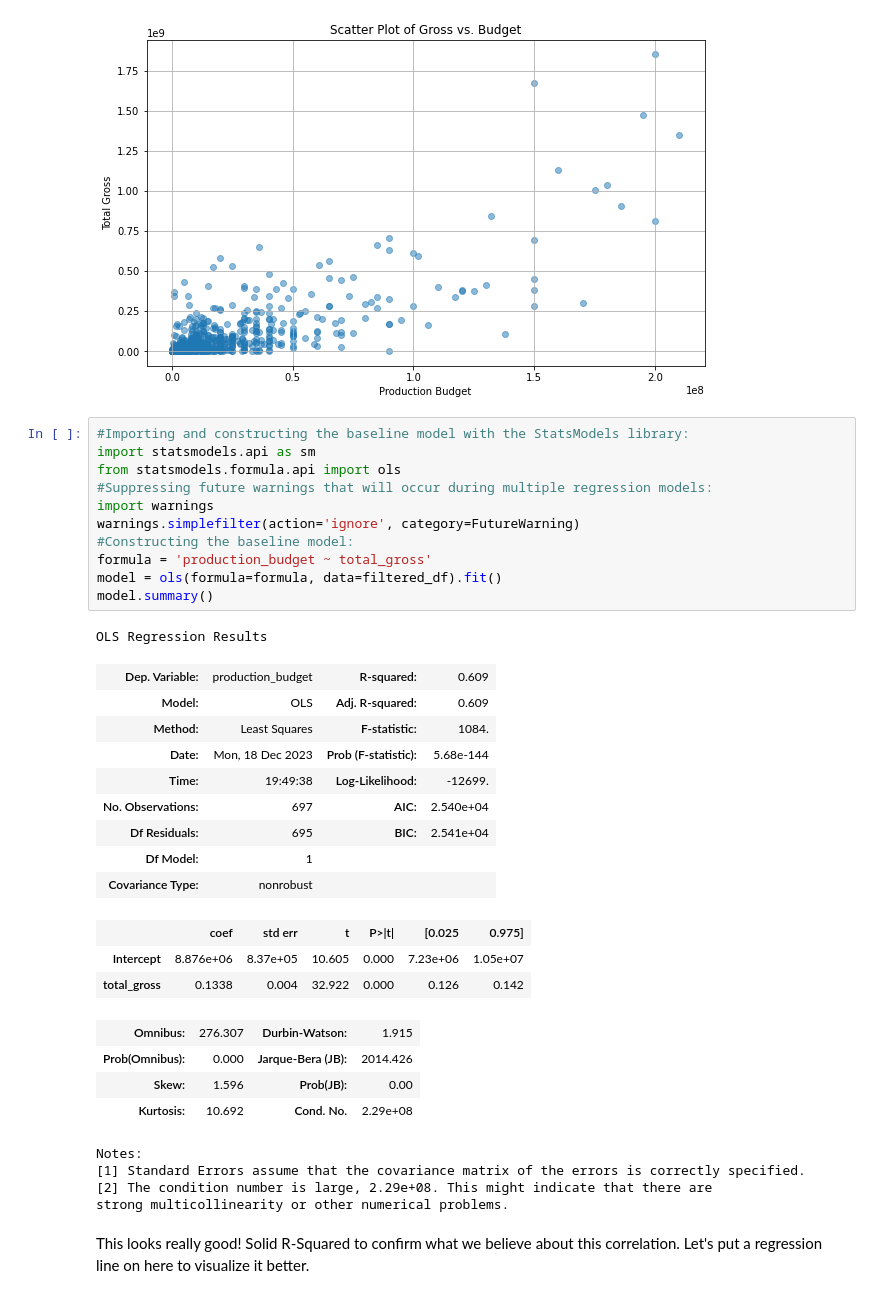
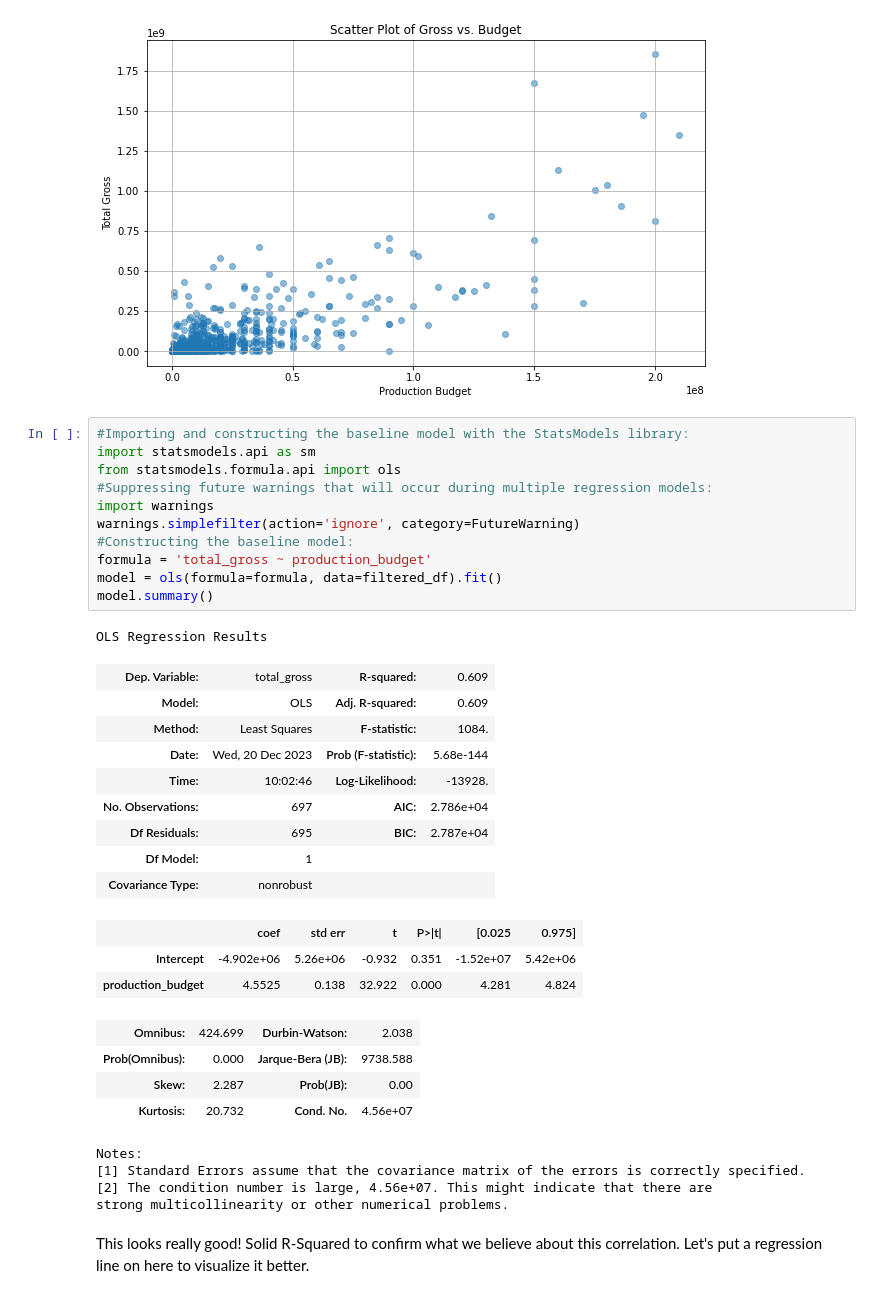
Before and after one commit to byrdwcrawford/Phase-2-Project, a Jupyter notebook: notebook.ipynb, the cells around one changed output. Cells and saved outputs as stored; diff of their text form.

```diff
--- a/notebook.ipynb
+++ b/notebook.ipynb
@@ -2066,35 +2066,35 @@ plt.show()
 # %%
 #Importing and constructing the baseline model with the StatsModels library:
 import statsmodels.api as sm
 from statsmodels.formula.api import ols
 #Suppressing future warnings that will occur during multiple regression models:
 import warnings
 warnings.simplefilter(action='ignore', category=FutureWarning)
 #Constructing the baseline model:
-formula = 'production_budget ~ total_gross'
+formula = 'total_gross ~ production_budget'
 model = ols(formula=formula, data=filtered_df).fit()
 model.summary()
 # %% [output]
 OLS Regression Results
-| Dep. Variable: | production_budget | R-squared: | 0.609 |
+| Dep. Variable: | total_gross | R-squared: | 0.609 |
 | Model: | OLS | Adj. R-squared: | 0.609 |
 | Method: | Least Squares | F-statistic: | 1084. |
-| Date: | Mon, 18 Dec 2023 | Prob (F-statistic): | 5.68e-144 |
-| Time: | 19:49:38 | Log-Likelihood: | -12699. |
-| No. Observations: | 697 | AIC: | 2.540e+04 |
-| Df Residuals: | 695 | BIC: | 2.541e+04 |
+| Date: | Wed, 20 Dec 2023 | Prob (F-statistic): | 5.68e-144 |
+| Time: | 10:02:46 | Log-Likelihood: | -13928. |
+| No. Observations: | 697 | AIC: | 2.786e+04 |
+| Df Residuals: | 695 | BIC: | 2.787e+04 |
 | Df Model: | 1 |  |  |
 | Covariance Type: | nonrobust |  |  |
 |  | coef | std err | t | P>|t| | [0.025 | 0.975] |
-| Intercept | 8.876e+06 | 8.37e+05 | 10.605 | 0.000 | 7.23e+06 | 1.05e+07 |
-| total_gross | 0.1338 | 0.004 | 32.922 | 0.000 | 0.126 | 0.142 |
+| Intercept | -4.902e+06 | 5.26e+06 | -0.932 | 0.351 | -1.52e+07 | 5.42e+06 |
+| production_budget | 4.5525 | 0.138 | 32.922 | 0.000 | 4.281 | 4.824 |
-| Omnibus: | 276.307 | Durbin-Watson: | 1.915 |
-| Prob(Omnibus): | 0.000 | Jarque-Bera (JB): | 2014.426 |
-| Skew: | 1.596 | Prob(JB): | 0.00 |
-| Kurtosis: | 10.692 | Cond. No. | 2.29e+08 |
+| Omnibus: | 424.699 | Durbin-Watson: | 2.038 |
+| Prob(Omnibus): | 0.000 | Jarque-Bera (JB): | 9738.588 |
+| Skew: | 2.287 | Prob(JB): | 0.00 |
+| Kurtosis: | 20.732 | Cond. No. | 4.56e+07 |
 Notes:
 [1] Standard Errors assume that the covariance matrix of the errors is correctly specified.
-[2] The condition number is large, 2.29e+08. This might indicate that there are
+[2] The condition number is large, 4.56e+07. This might indicate that there are
 strong multicollinearity or other numerical problems.
 # %% [markdown]
 This looks really good!  Solid R-Squared to confirm what we believe about this correlation.  Let's put a regression line on here to visualize it better.
```
Also changed, not shown: parts of 2 cells of this notebook, 2 other files.
